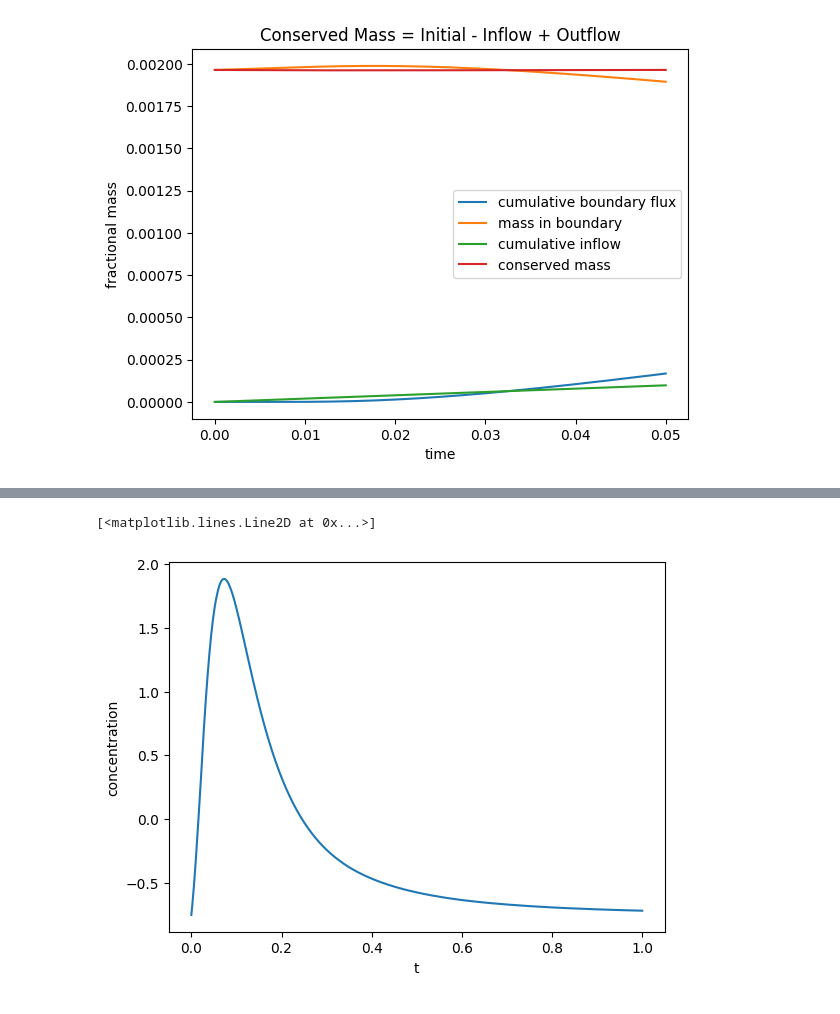
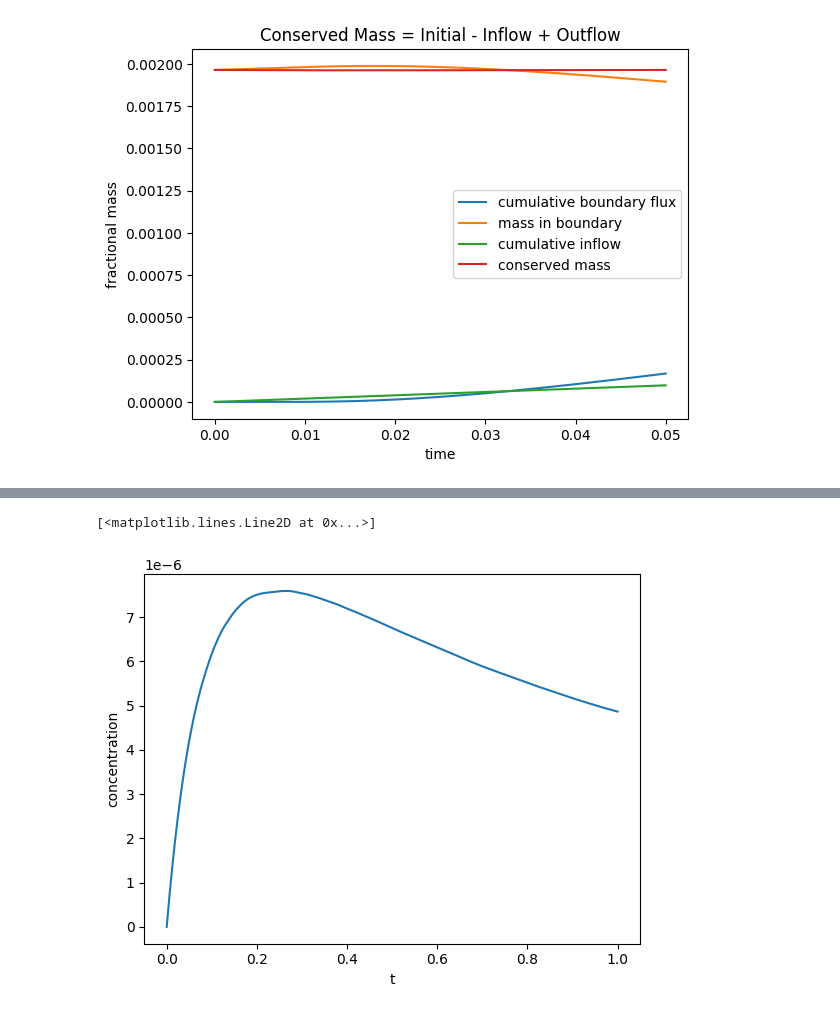
Before and after one commit to fongkenrui/A409_SeleniumDispersion, a Jupyter notebook: ADI_test.ipynb, the cells around one changed output, grey strips where cells are left out. Cells and saved outputs as stored; diff of their text form; code cells hidden in the pictures.

```diff
--- a/ADI_test.ipynb
+++ b/ADI_test.ipynb
@@ -135 +135,4 @@ diff = test_gaussian(ADI)
+# %%
+test_int, test_analytic = test_gaussian(ADI, BC='dirichlet')
+diff = test_int - test_analytic
 # %%
@@ -139,0 +143,3 @@ xr.plot.contourf(diff.isel(t=30), levels=30)
+# %%
+absdiff = np.absolute(diff)
+absdiff.median(dim=('x','y')).plot()
@@ -140,5 +149,5 @@ xr.plot.contourf(diff.isel(t=30), levels=30)
 # %%
-diff.median(dim=('x','y')).plot()
+absdiff.mean(dim=('x','y')).plot()
 # %% [output]
 [<matplotlib.lines.Line2D at 0x...>]
-[figure, old version]
+[figure, new version]
```
Also changed, not shown: parts of 8 cells of this notebook, 4 other files.
